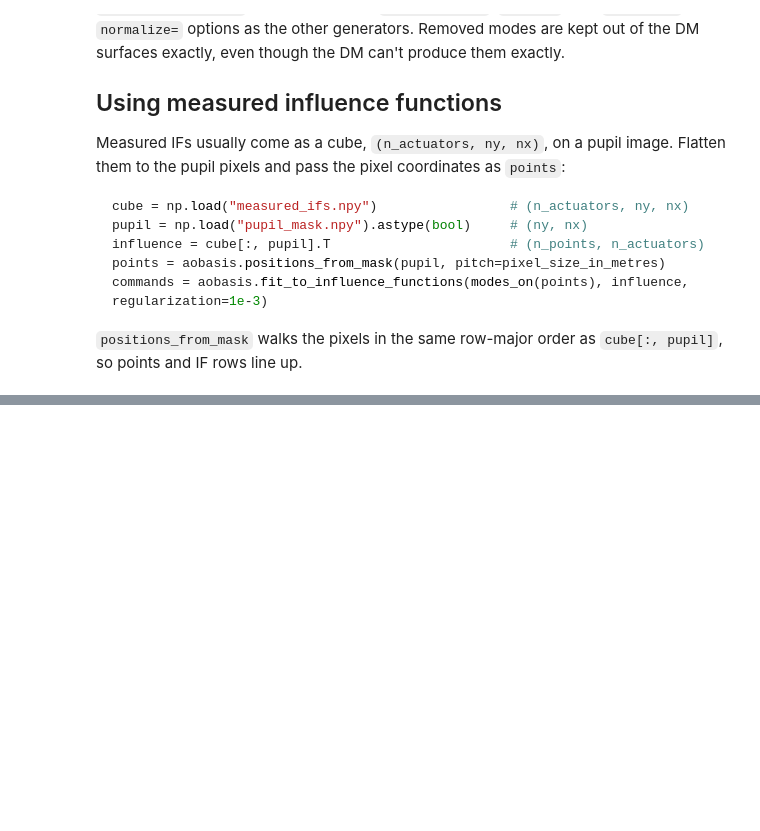
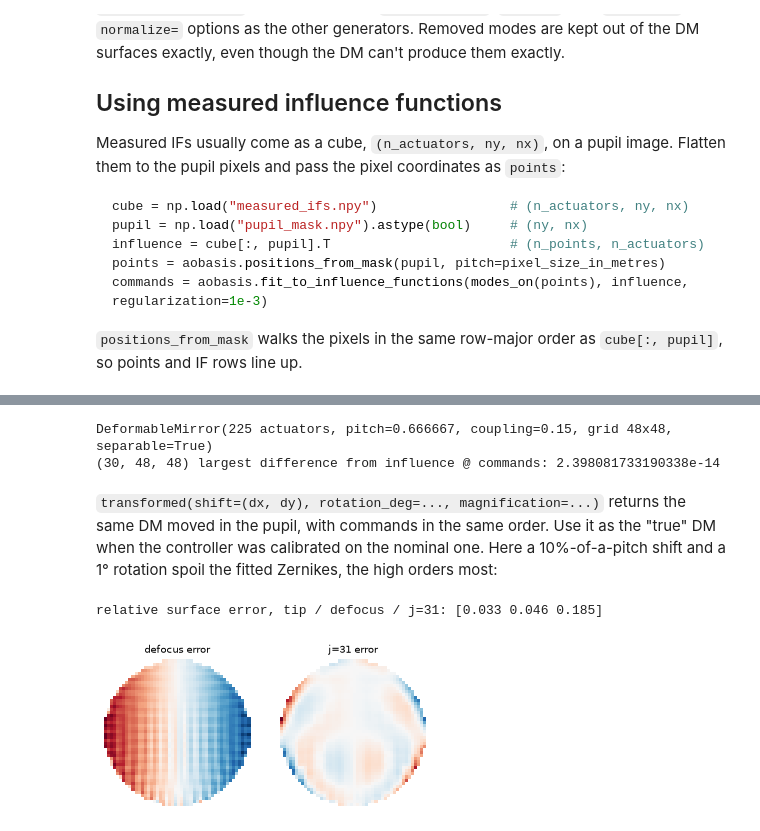
Before and after one commit to jacotay7/aobasis, a Jupyter notebook: tutorials/06_influence_functions.ipynb, the cells around one changed output, grey strips where cells are left out. Saved outputs shown, nothing was run; the diff lists cells and outputs as text; code cells hidden in the pictures; blank space fills up the shorter version.

```diff
--- a/tutorials/06_influence_functions.ipynb
+++ b/tutorials/06_influence_functions.ipynb
@@ -183,0 +187,21 @@ commands = aobasis.fit_to_influence_functions(modes_on(points), influence, regul
+# %%
+axis = (np.arange(N_PIX) - 0.5 * (N_PIX - 1)) * D / N_PIX  # pixel centres
+dm = aobasis.DeformableMirror(actuators_ring, pitch=pitch, coupling=0.15, grid=(axis, axis))
+print(dm)
+inside = np.hypot(*np.meshgrid(axis, axis)) <= D / 2  # the pixels of `points`, row-major
+images = dm.surface(commands)  # the 30 fitted Zernikes at once: (30, 48, 48)
+print(images.shape, "largest difference from influence @ commands:", np.abs(images[:, inside].T - influence @ commands).max())
+# %% [output]
+DeformableMirror(225 actuators, pitch=0.666667, coupling=0.15, grid 48x48, separable=True)
+(30, 48, 48) largest difference from influence @ commands: 2.398081733190338e-14
+# %% [markdown]
+`transformed(shift=(dx, dy), rotation_deg=..., magnification=...)` returns the same DM moved in the pupil, with commands in the same order. Use it as the "true" DM when the controller was calibrated on the nominal one. Here a 10%-of-a-pitch shift and a 1° rotation spoil the fitted Zernikes, the high orders most:
+# %%
+true_dm = dm.transformed(shift=(0.1 * pitch, 0.0), rotation_deg=1.0)
+error = true_dm.surface(commands) - images
+relative = np.linalg.norm(error[:, inside], axis=1) / np.linalg.norm(images[:, inside], axis=1)
+print("relative surface error, tip / defocus / j=31:", relative[[0, 2, -1]].round(3))
+show_surfaces(error[[2, 29]][:, inside].T, ["defocus error", "j=31 error"])
+# %% [output]
+relative surface error, tip / defocus / j=31: [0.033 0.046 0.185]
+[figure, added]
```
Also changed, not shown: parts of 2 cells of this notebook, 16 other files.
